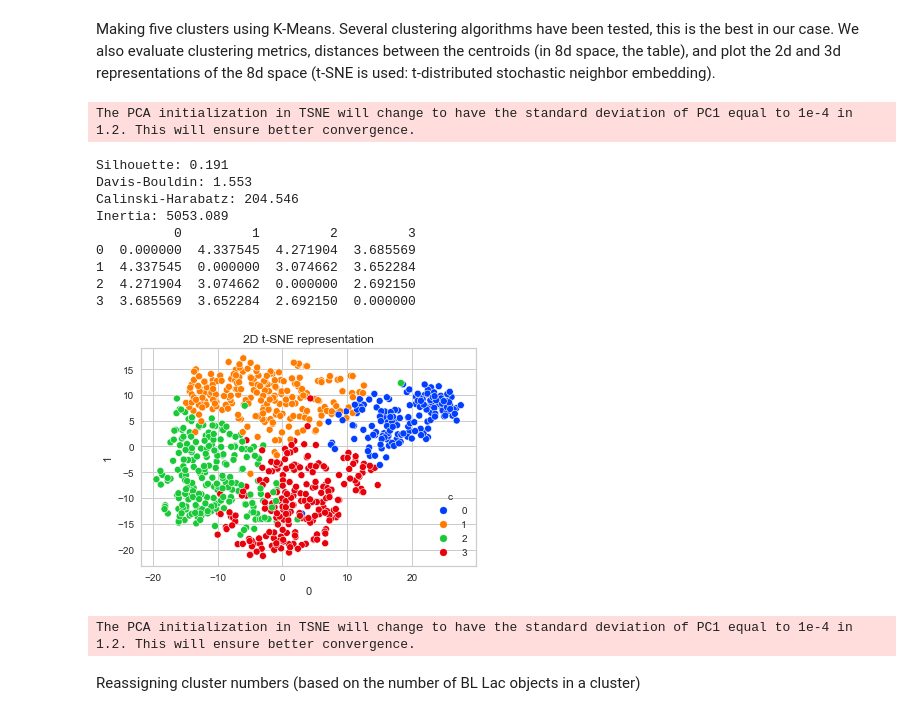
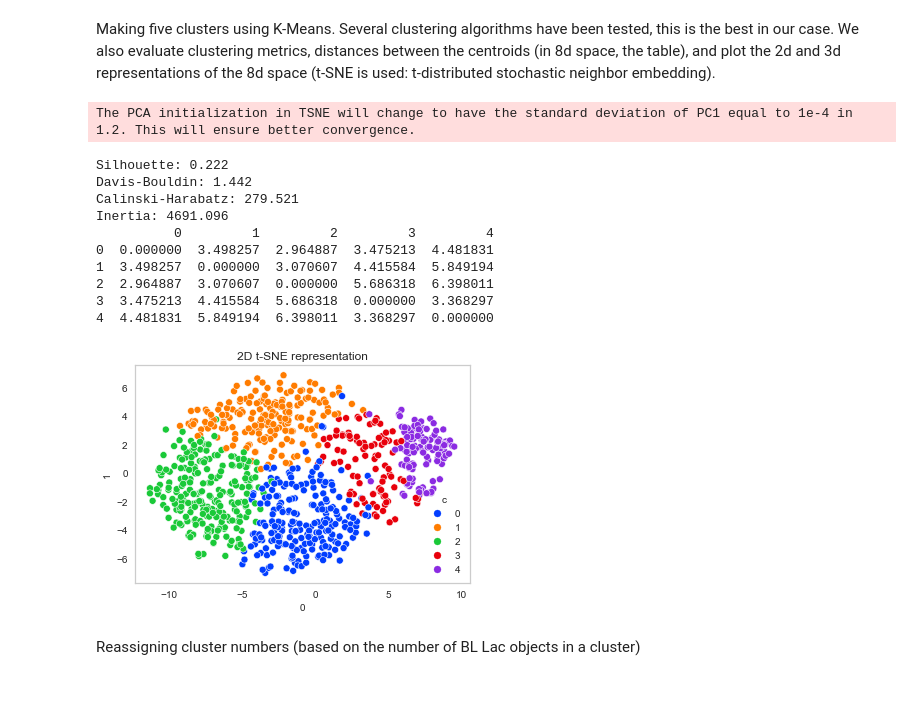
Before and after one commit to DKudryavtsev/BZCAT-Clustering, a Jupyter notebook: main_model.ipynb, the cells around one changed output. Drawn from its saved outputs; the diff is of its cells as text; code cells hidden in the pictures.

```diff
--- a/main_model.ipynb
+++ b/main_model.ipynb
@@ -177,4 +200,4 @@ The number of points to be converted to NaNs: 32
 # %%
-model_df.mask(mask, np.NaN, inplace=True)
+#model_df.mask(mask, np.NaN, inplace=True)
 
-sns.histplot(data=model_df, x='var_7.7', bins=30);
+#sns.histplot(data=model_df, x='var_7.7', bins=30);
@@ -390,11 +443,12 @@ def ppca_transform(df, cols, model_name):
 
     return out_col
 # %%
-model_df['radio_var'] = ppca_transform(model_df, radio_vars, 'radio_vars')
-model_df['opt_var'] = ppca_transform(model_df, opt_vars, 'opt_vars')
+#model_df['radio_var'] = ppca_transform(model_df, radio_vars, 'radio_vars')
+#model_df['opt_var'] = ppca_transform(model_df, opt_vars, 'opt_vars')
 model_df['shortwl_flux'] = ppca_transform(model_df, shortwl_fluxes, 'shortwl_fluxes')
 model_df['radio_flux'] = ppca_transform(model_df, radio_fluxes, 'radio_fluxes')
-cols_drop = radio_vars + opt_vars + shortwl_fluxes + radio_fluxes
+#cols_drop = radio_vars + opt_vars + shortwl_fluxes + radio_fluxes
+cols_drop = shortwl_fluxes + radio_fluxes
 model_df.drop(columns=cols_drop, inplace=True)
 
 scaler2 = StandardScaler()
@@ -403,7 +457,8 @@ model_df = pd.DataFrame(scaler2.fit_transform(model_df),
 with open('data/model/scaler2.pkl', 'wb') as f:
         pickle.dump(scaler2, f)
 
-new_cols = ['radio_var', 'opt_var', 'shortwl_flux', 'radio_flux']
+#new_cols = ['radio_var', 'opt_var', 'shortwl_flux', 'radio_flux']
+new_cols = ['shortwl_flux', 'radio_flux']
 bzcat[new_cols] = model_df[new_cols]
 # %% [markdown]
 ---
@@ -530,5 +583,5 @@ Final feature selection. I drop the alpha spectral indices: the experiments have
 # %%
-model_df.drop(columns=['alpha_2.3-4.8', 'alpha_4.8-7.7', 'Radio_radio_hard'], inplace=True)
+model_df.drop(columns=['alpha_2.3-4.8', 'alpha_4.8-7.7', 'radio_radio'], inplace=True)
 # %% [markdown]
 The final model dataframe
 # %%
@@ -602,0 +649,14 @@ bzcat_pca_dropna = bzcat.iloc[model_pca_dropna.index,:].copy()
+# %%
+# Yellowbricks visualization
+
+from yellowbrick.features import RadViz
+visualizer = RadViz(size=(1080, 720))
+
+from yellowbrick.features import PCA as PCA_yb
+
+visualizer = PCA_yb(scale=True, proj_features=True)
+visualizer.fit_transform(model_pca_dropna)
+
+for label in visualizer.ax.texts:
+    label.set_size(18)
+visualizer.show();
@@ -639,33 +696,20 @@ plot_metrics(X)
 # %% [markdown]
 Making five clusters using K-Means. Several clustering algorithms have been tested, this is the best in our case. We also evaluate clustering metrics, distances between the centroids (in 8d space, the table), and plot the 2d and 3d representations of the 8d space (t-SNE is used: t-distributed stochastic neighbor embedding).
 # %%
-make_kmeans_clusters(X, bzcat_pca_dropna, 4, 50)
+make_kmeans_clusters(X, bzcat_pca_dropna, 5, 150)
 # %% [output]
 The PCA initialization in TSNE will change to have the standard deviation of PC1 equal to 1e-4 in 1.2. This will ensure better convergence.
-Silhouette: 0.191
-Davis-Bouldin: 1.553
-Calinski-Harabatz: 204.546
-Inertia: 5053.089
-          0         1         2         3
-0  0.000000  4.337545  4.271904  3.685569
-1  4.337545  0.000000  3.074662  3.652284
-2  4.271904  3.074662  0.000000  2.692150
-3  3.685569  3.652284  2.692150  0.000000
+Silhouette: 0.222
+Davis-Bouldin: 1.442
+Calinski-Harabatz: 279.521
+Inertia: 4691.096
+          0         1         2         3         4
+0  0.000000  3.498257  2.964887  3.475213  4.481831
+1  3.498257  0.000000  3.070607  4.415584  5.849194
+2  2.964887  3.070607  0.000000  5.686318  6.398011
+3  3.475213  4.415584  5.686318  0.000000  3.368297
+4  4.481831  5.849194  6.398011  3.368297  0.000000
-[figure, old version]
+[figure, new version]
-# %%
-kmeans = cluster.KMeans(n_clusters=4, random_state=42)
-kmeans.fit_predict(X)
-tsne = TSNE(n_components=3, perplexity=50, init='pca', learning_rate='auto',
-            random_state=42)
-df_tsne = pd.DataFrame(tsne.fit_transform(X))
-df_tsne['c'] = kmeans.labels_
-fig = px.scatter_3d(x=df_tsne[0], y=df_tsne[1], z=df_tsne[2],
-              color=df_tsne['c'], width=650, height=400)
-fig.update_traces(marker={'size':3}, marker_line_width=0.5)
-#fig.write_html('clusters_nonans.html')
-fig.show()
-# %% [output]
-The PCA initialization in TSNE will change to have the standard deviation of PC1 equal to 1e-4 in 1.2. This will ensure better convergence.
 # %% [markdown]
 Reassigning cluster numbers (based on the number of BL Lac objects in a cluster)
 # %%
```
Also changed, not shown: parts of 84 cells of this notebook, 11 other files.
